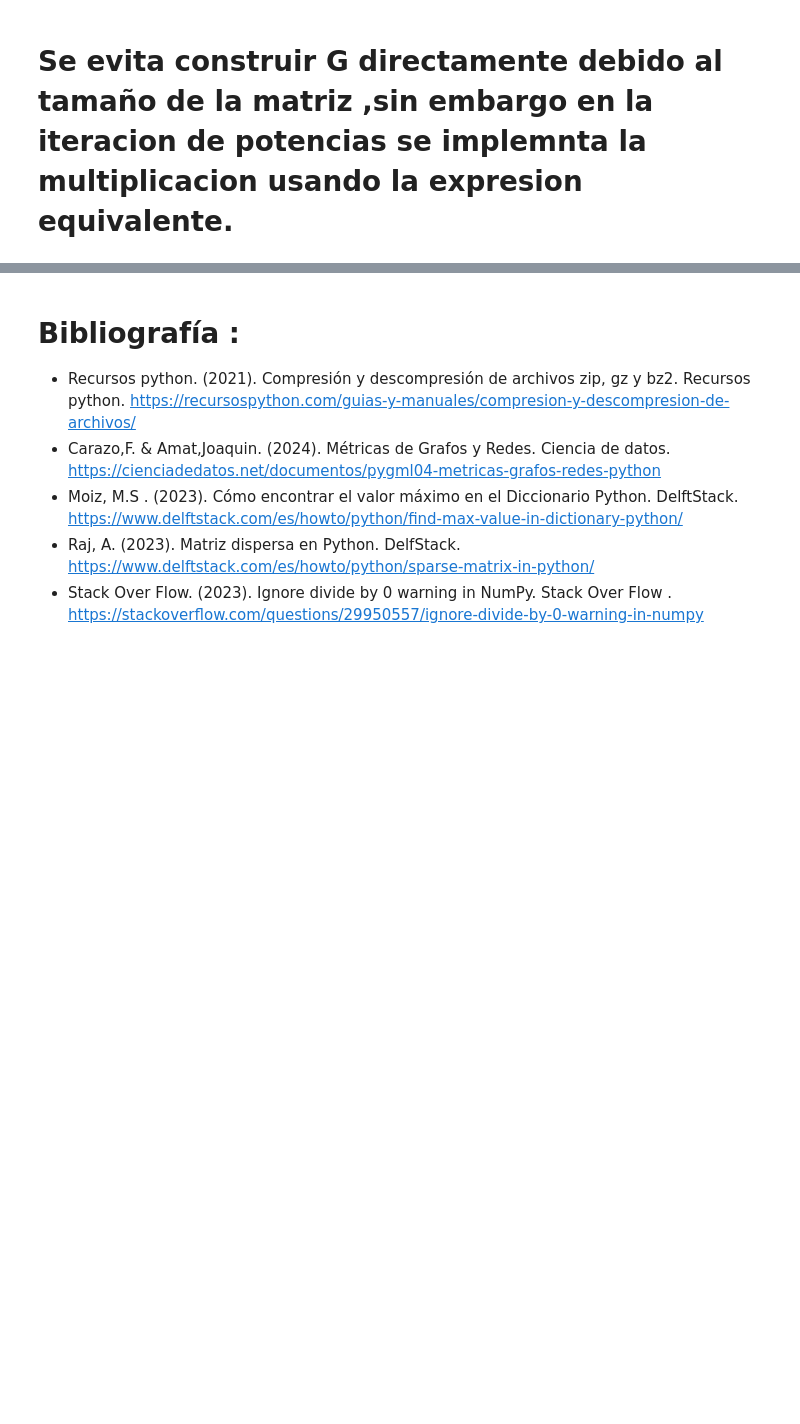
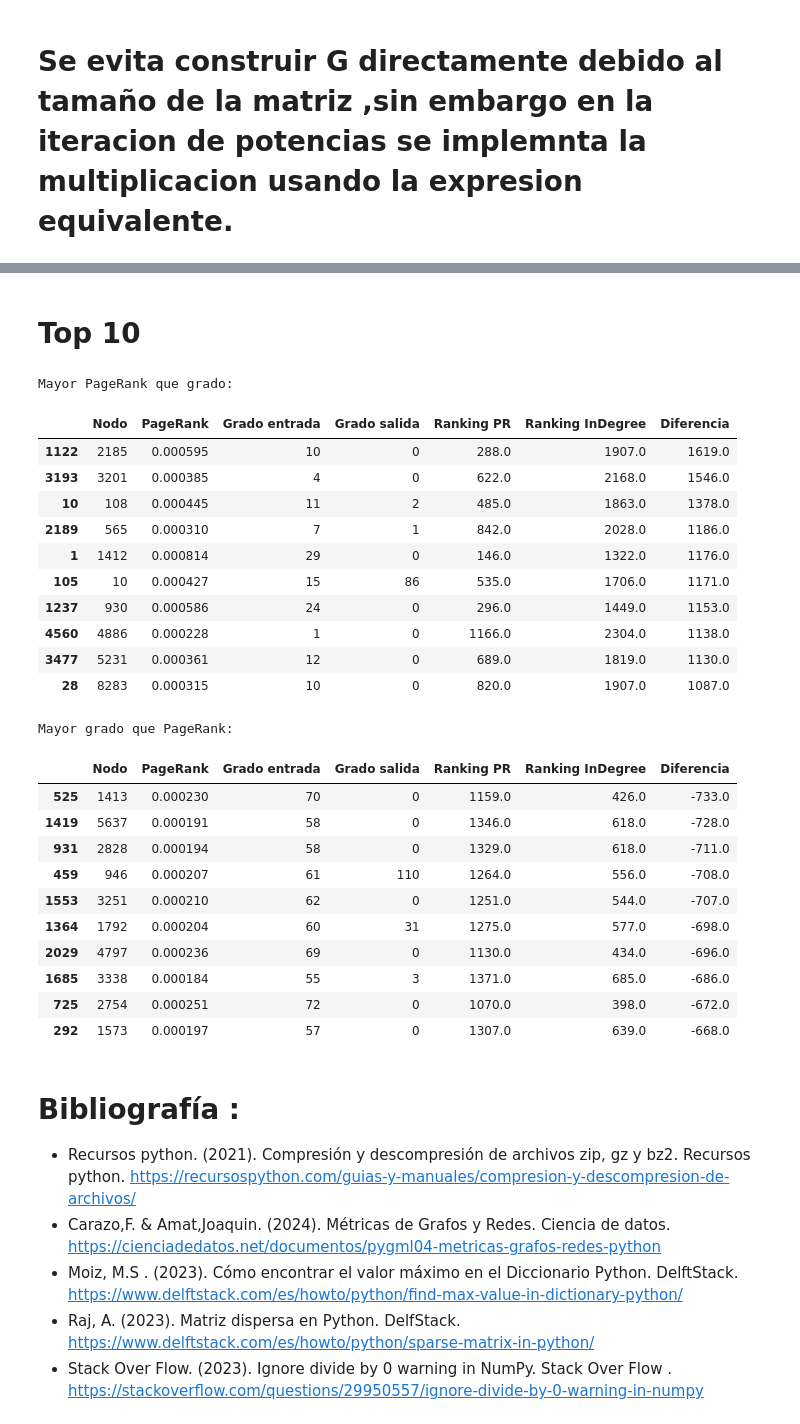
Before and after one commit to erzea1609/Proyecto-2-algebra-lineal-avanzada, a Jupyter notebook: Proyecto_2_Algebra.ipynb, the cells around one changed output, grey strips where cells are left out. Cells and saved outputs as stored; diff of their text form; code cells hidden in the pictures; blank space fills up the shorter version.

```diff
--- a/Proyecto_2_Algebra.ipynb
+++ b/Proyecto_2_Algebra.ipynb
@@ -150,0 +324,13 @@ alpha = 0.85  # amortiguacion
+# %%
+df = pd.DataFrame({
+    "Nodo": nodos,
+    "PageRank": pagerank,
+    "Grado entrada": in_degree,
+    "Grado salida": out_degree
+})
+
+print("Nodos con mucho grado y poco PageRank")
+df.sort_values(
+    "Grado entrada",
+    ascending=False
+).head(20)
@@ -151,3 +381,46 @@ alpha = 0.85  # amortiguacion
+# %% [markdown]
+# Top 10
+# %%
+df["Ranking PR"] = df["PageRank"].rank(
+    ascending=False,
+    method="min"
+)
+
+df["Ranking InDegree"] = df["Grado entrada"].rank(
+    ascending=False,
+    method="min"
+)
+df["Diferencia"] = df["Ranking InDegree"] - df["Ranking PR"]
+print("Mayor PageRank que grado:")
+display(df.sort_values("Diferencia", ascending=False).head(10))
+
+print("Mayor grado que PageRank:")
+display(df.sort_values("Diferencia").head(10))
+# %% [output]
+Mayor PageRank que grado:
+|  | Nodo | PageRank | Grado entrada | Grado salida | Ranking PR | Ranking InDegree | Diferencia |
+| 1122 | 2185 | 0.000595 | 10 | 0 | 288.0 | 1907.0 | 1619.0 |
+| 3193 | 3201 | 0.000385 | 4 | 0 | 622.0 | 2168.0 | 1546.0 |
+| 10 | 108 | 0.000445 | 11 | 2 | 485.0 | 1863.0 | 1378.0 |
+| 2189 | 565 | 0.000310 | 7 | 1 | 842.0 | 2028.0 | 1186.0 |
+| 1 | 1412 | 0.000814 | 29 | 0 | 146.0 | 1322.0 | 1176.0 |
+| 105 | 10 | 0.000427 | 15 | 86 | 535.0 | 1706.0 | 1171.0 |
+| 1237 | 930 | 0.000586 | 24 | 0 | 296.0 | 1449.0 | 1153.0 |
+| 4560 | 4886 | 0.000228 | 1 | 0 | 1166.0 | 2304.0 | 1138.0 |
+| 3477 | 5231 | 0.000361 | 12 | 0 | 689.0 | 1819.0 | 1130.0 |
+| 28 | 8283 | 0.000315 | 10 | 0 | 820.0 | 1907.0 | 1087.0 |
+Mayor grado que PageRank:
+|  | Nodo | PageRank | Grado entrada | Grado salida | Ranking PR | Ranking InDegree | Diferencia |
+| 525 | 1413 | 0.000230 | 70 | 0 | 1159.0 | 426.0 | -733.0 |
+| 1419 | 5637 | 0.000191 | 58 | 0 | 1346.0 | 618.0 | -728.0 |
+| 931 | 2828 | 0.000194 | 58 | 0 | 1329.0 | 618.0 | -711.0 |
+| 459 | 946 | 0.000207 | 61 | 110 | 1264.0 | 556.0 | -708.0 |
+| 1553 | 3251 | 0.000210 | 62 | 0 | 1251.0 | 544.0 | -707.0 |
+| 1364 | 1792 | 0.000204 | 60 | 31 | 1275.0 | 577.0 | -698.0 |
+| 2029 | 4797 | 0.000236 | 69 | 0 | 1130.0 | 434.0 | -696.0 |
+| 1685 | 3338 | 0.000184 | 55 | 3 | 1371.0 | 685.0 | -686.0 |
+| 725 | 2754 | 0.000251 | 72 | 0 | 1070.0 | 398.0 | -672.0 |
+| 292 | 1573 | 0.000197 | 57 | 0 | 1307.0 | 639.0 | -668.0 |
 # %% [markdown]
 # Bibliografía :
 - Recursos python. (2021). Compresión y descompresión de archivos zip, gz y bz2. Recursos python. https://recursospython.com/guias-y-manuales/compresion-y-descompresion-de-archivos/
```
Also changed, not shown: parts of 21 cells of this notebook.
